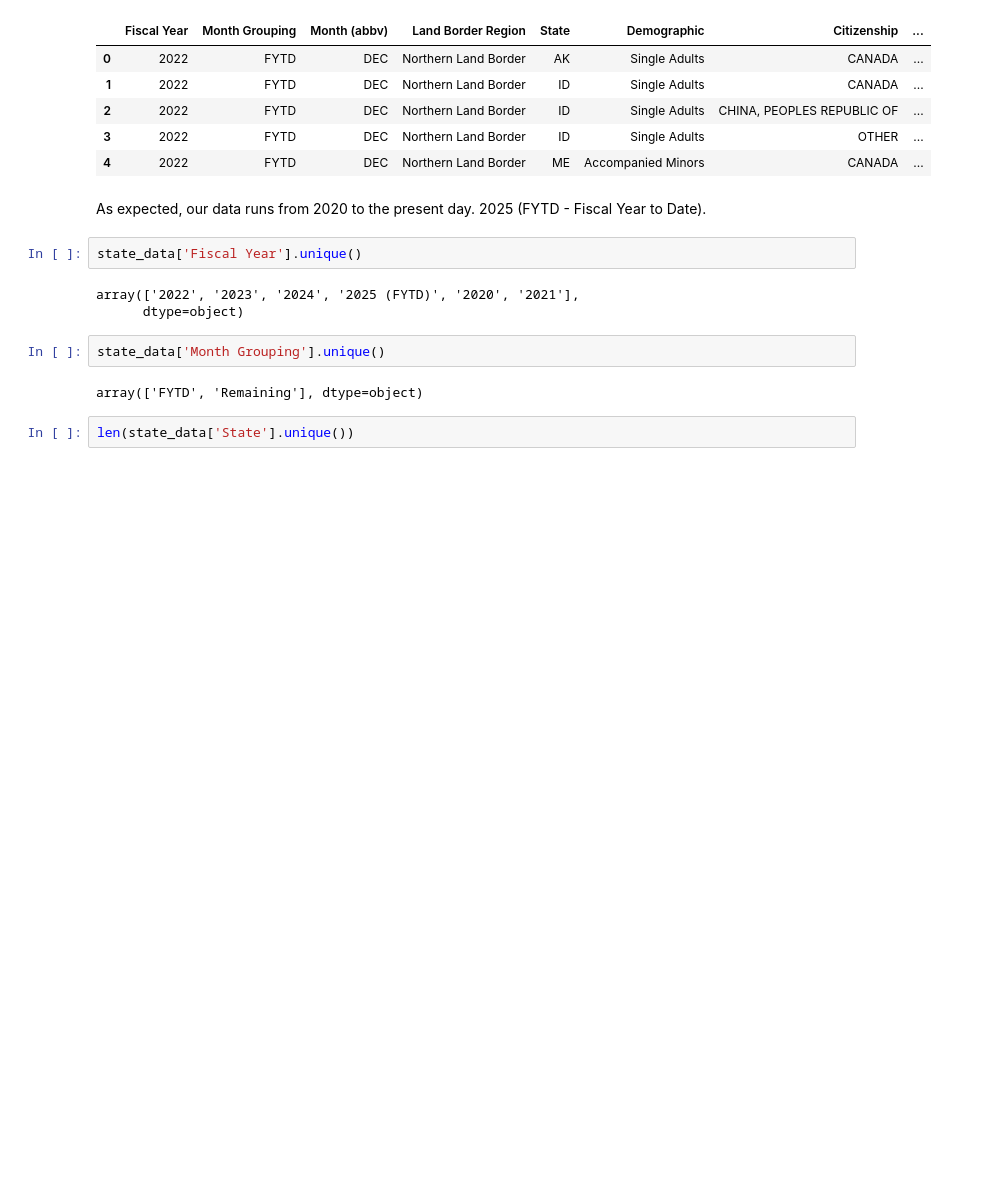
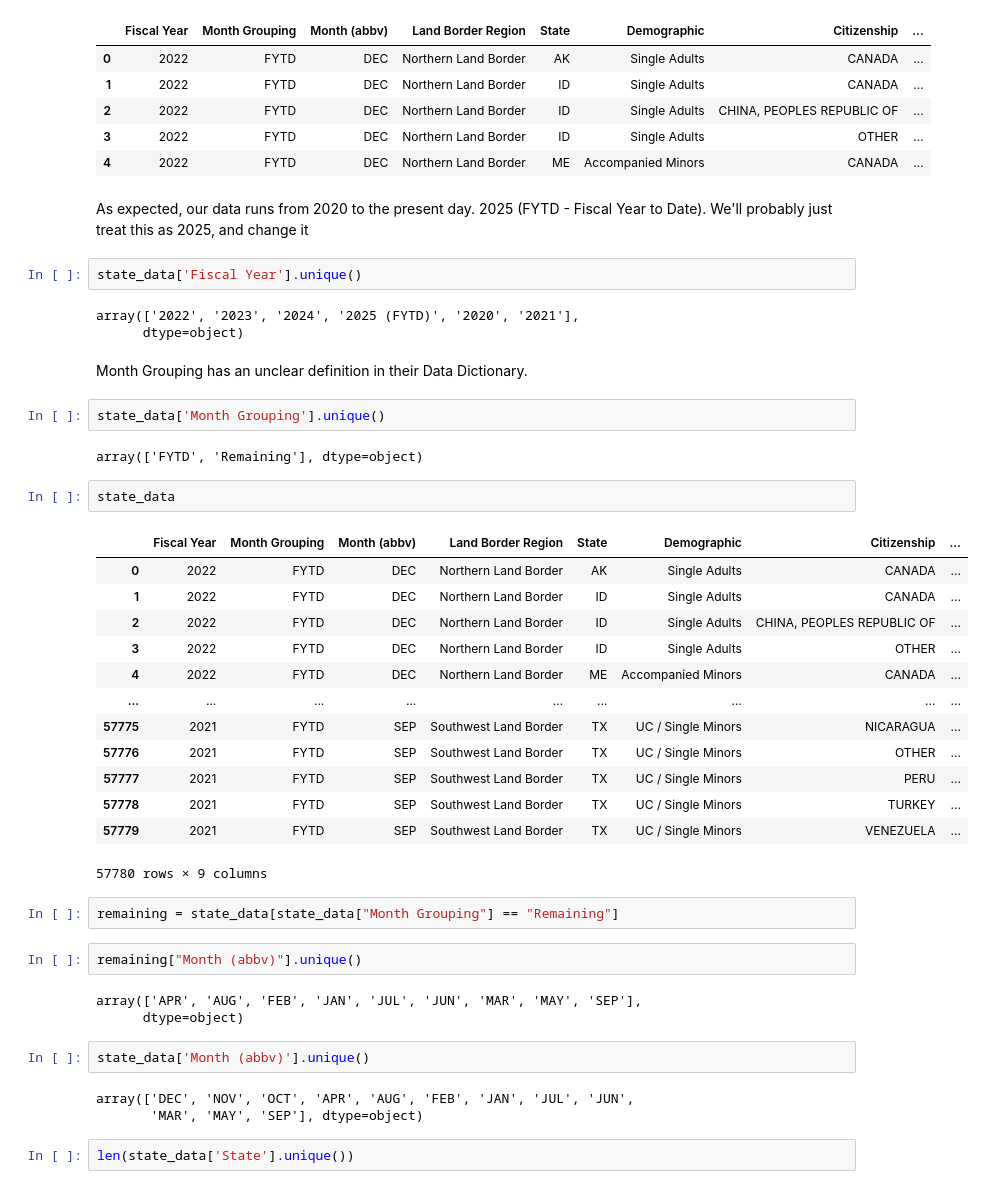
Before and after one commit to alanklin/AA-Capstone, a Jupyter notebook: Code/Notebooks/week2_eda_state.ipynb, the cells around one changed output. Drawn from its saved outputs; the diff is of its cells as text; blank space fills up the shorter version.

Commit message:
state data progress

```diff
--- a/Code/Notebooks/week2_eda_state.ipynb
+++ b/Code/Notebooks/week2_eda_state.ipynb
@@ -17,16 +18,46 @@ state_data.head(5)
 | 3 | 2022 | FYTD | DEC | Northern Land Border | ID | Single Adults | OTHER | ... |
 | 4 | 2022 | FYTD | DEC | Northern Land Border | ME | Accompanied Minors | CANADA | ... |
 # %% [markdown]
-As expected, our data runs from 2020 to the present day. 2025 (FYTD - Fiscal Year to Date).
+As expected, our data runs from 2020 to the present day. 2025 (FYTD - Fiscal Year to Date). We'll probably just treat this as 2025, and change it
 # %%
 state_data['Fiscal Year'].unique()
 # %% [output]
 array(['2022', '2023', '2024', '2025 (FYTD)', '2020', '2021'],
       dtype=object)
+# %% [markdown]
+Month Grouping has an unclear definition in their Data Dictionary.
 # %%
 state_data['Month Grouping'].unique()
 # %% [output]
 array(['FYTD', 'Remaining'], dtype=object)
+# %%
+state_data
+# %% [output]
+|  | Fiscal Year | Month Grouping | Month (abbv) | Land Border Region | State | Demographic | Citizenship | ... |
+| 0 | 2022 | FYTD | DEC | Northern Land Border | AK | Single Adults | CANADA | ... |
+| 1 | 2022 | FYTD | DEC | Northern Land Border | ID | Single Adults | CANADA | ... |
+| 2 | 2022 | FYTD | DEC | Northern Land Border | ID | Single Adults | CHINA, PEOPLES REPUBLIC OF | ... |
+| 3 | 2022 | FYTD | DEC | Northern Land Border | ID | Single Adults | OTHER | ... |
+| 4 | 2022 | FYTD | DEC | Northern Land Border | ME | Accompanied Minors | CANADA | ... |
+| ... | ... | ... | ... | ... | ... | ... | ... | ... |
+| 57775 | 2021 | FYTD | SEP | Southwest Land Border | TX | UC / Single Minors | NICARAGUA | ... |
+| 57776 | 2021 | FYTD | SEP | Southwest Land Border | TX | UC / Single Minors | OTHER | ... |
+| 57777 | 2021 | FYTD | SEP | Southwest Land Border | TX | UC / Single Minors | PERU | ... |
+| 57778 | 2021 | FYTD | SEP | Southwest Land Border | TX | UC / Single Minors | TURKEY | ... |
+| 57779 | 2021 | FYTD | SEP | Southwest Land Border | TX | UC / Single Minors | VENEZUELA | ... |
+57780 rows × 9 columns
+# %%
+remaining = state_data[state_data["Month Grouping"] == "Remaining"]
+# %%
+remaining["Month (abbv)"].unique()
+# %% [output]
+array(['APR', 'AUG', 'FEB', 'JAN', 'JUL', 'JUN', 'MAR', 'MAY', 'SEP'],
+      dtype=object)
+# %%
+state_data['Month (abbv)'].unique()
+# %% [output]
+array(['DEC', 'NOV', 'OCT', 'APR', 'AUG', 'FEB', 'JAN', 'JUL', 'JUN',
+       'MAR', 'MAY', 'SEP'], dtype=object)
 # %%
 len(state_data['State'].unique())
 # %% [output]
```
Also changed, not shown: parts of 16 cells of this notebook, 1 other file.
